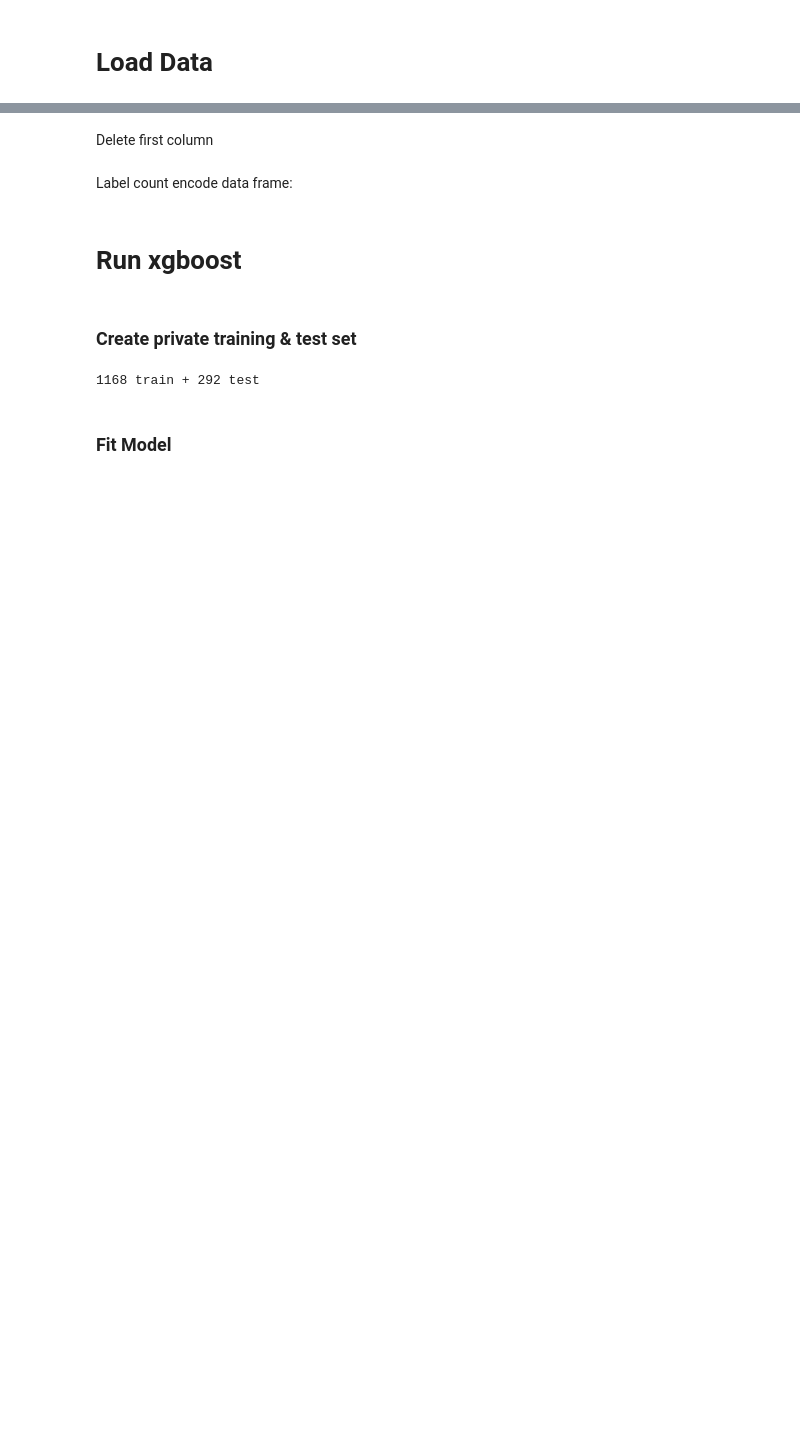
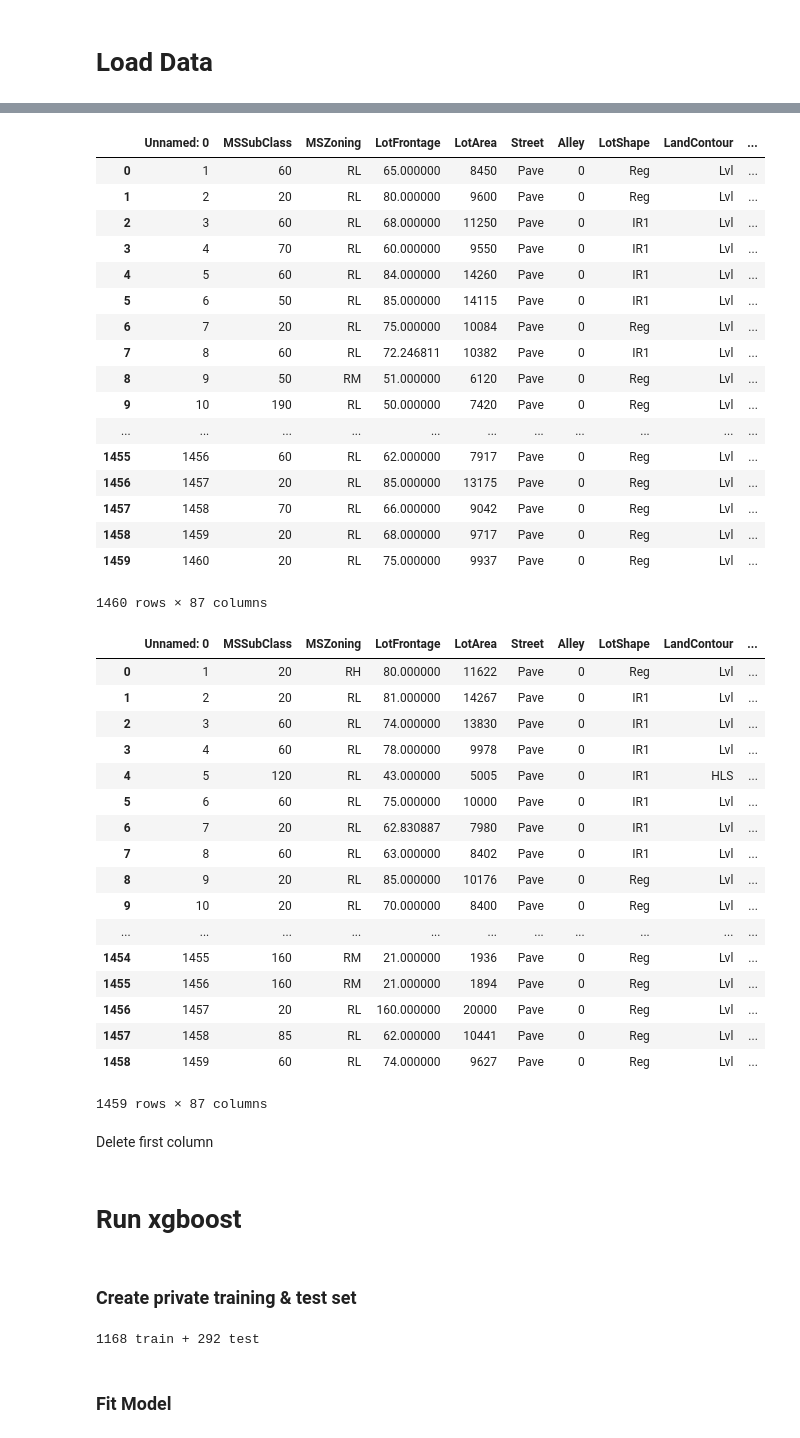
Before and after one commit to StudentDSnyc/blackFlamingo, a Jupyter notebook: Python/xgboost.ipynb, the cells around one changed output, grey strips where cells are left out. Cells and saved outputs as stored; diff of their text form; code cells hidden in the pictures; blank space fills up the shorter version.

```diff
--- a/Python/xgboost.ipynb
+++ b/Python/xgboost.ipynb
@@ -76,3 +82,40 @@ houses_train.head(3)
 # %%
-houses_train.fillna(0, inplace = True)
-houses_test.fillna(0, inplace = True)
+houses_train.fillna(0)
+houses_test.fillna(0)
+# %% [output]
+|  | Unnamed: 0 | MSSubClass | MSZoning | LotFrontage | LotArea | Street | Alley | LotShape | LandContour | ... |
+| 0 | 1 | 60 | RL | 65.000000 | 8450 | Pave | 0 | Reg | Lvl | ... |
+| 1 | 2 | 20 | RL | 80.000000 | 9600 | Pave | 0 | Reg | Lvl | ... |
+| 2 | 3 | 60 | RL | 68.000000 | 11250 | Pave | 0 | IR1 | Lvl | ... |
+| 3 | 4 | 70 | RL | 60.000000 | 9550 | Pave | 0 | IR1 | Lvl | ... |
+| 4 | 5 | 60 | RL | 84.000000 | 14260 | Pave | 0 | IR1 | Lvl | ... |
+| 5 | 6 | 50 | RL | 85.000000 | 14115 | Pave | 0 | IR1 | Lvl | ... |
+| 6 | 7 | 20 | RL | 75.000000 | 10084 | Pave | 0 | Reg | Lvl | ... |
+| 7 | 8 | 60 | RL | 72.246811 | 10382 | Pave | 0 | IR1 | Lvl | ... |
+| 8 | 9 | 50 | RM | 51.000000 | 6120 | Pave | 0 | Reg | Lvl | ... |
+| 9 | 10 | 190 | RL | 50.000000 | 7420 | Pave | 0 | Reg | Lvl | ... |
+| ... | ... | ... | ... | ... | ... | ... | ... | ... | ... | ... |
+| 1455 | 1456 | 60 | RL | 62.000000 | 7917 | Pave | 0 | Reg | Lvl | ... |
+| 1456 | 1457 | 20 | RL | 85.000000 | 13175 | Pave | 0 | Reg | Lvl | ... |
+| 1457 | 1458 | 70 | RL | 66.000000 | 9042 | Pave | 0 | Reg | Lvl | ... |
+| 1458 | 1459 | 20 | RL | 68.000000 | 9717 | Pave | 0 | Reg | Lvl | ... |
+| 1459 | 1460 | 20 | RL | 75.000000 | 9937 | Pave | 0 | Reg | Lvl | ... |
+1460 rows × 87 columns
+|  | Unnamed: 0 | MSSubClass | MSZoning | LotFrontage | LotArea | Street | Alley | LotShape | LandContour | ... |
+| 0 | 1 | 20 | RH | 80.000000 | 11622 | Pave | 0 | Reg | Lvl | ... |
+| 1 | 2 | 20 | RL | 81.000000 | 14267 | Pave | 0 | IR1 | Lvl | ... |
+| 2 | 3 | 60 | RL | 74.000000 | 13830 | Pave | 0 | IR1 | Lvl | ... |
+| 3 | 4 | 60 | RL | 78.000000 | 9978 | Pave | 0 | IR1 | Lvl | ... |
+| 4 | 5 | 120 | RL | 43.000000 | 5005 | Pave | 0 | IR1 | HLS | ... |
+| 5 | 6 | 60 | RL | 75.000000 | 10000 | Pave | 0 | IR1 | Lvl | ... |
+| 6 | 7 | 20 | RL | 62.830887 | 7980 | Pave | 0 | IR1 | Lvl | ... |
+| 7 | 8 | 60 | RL | 63.000000 | 8402 | Pave | 0 | IR1 | Lvl | ... |
+| 8 | 9 | 20 | RL | 85.000000 | 10176 | Pave | 0 | Reg | Lvl | ... |
+| 9 | 10 | 20 | RL | 70.000000 | 8400 | Pave | 0 | Reg | Lvl | ... |
+| ... | ... | ... | ... | ... | ... | ... | ... | ... | ... | ... |
+| 1454 | 1455 | 160 | RM | 21.000000 | 1936 | Pave | 0 | Reg | Lvl | ... |
+| 1455 | 1456 | 160 | RM | 21.000000 | 1894 | Pave | 0 | Reg | Lvl | ... |
+| 1456 | 1457 | 20 | RL | 160.000000 | 20000 | Pave | 0 | Reg | Lvl | ... |
+| 1457 | 1458 | 85 | RL | 62.000000 | 10441 | Pave | 0 | Reg | Lvl | ... |
+| 1458 | 1459 | 60 | RL | 74.000000 | 9627 | Pave | 0 | Reg | Lvl | ... |
+1459 rows × 87 columns
@@ -86,8 +127,6 @@ Delete first column
 # %%
 houses_train.drop('Unnamed: 0', axis=1, inplace=True, errors='raise')
 houses_test.drop('Unnamed: 0', axis=1, inplace=True, errors='raise')
-# %% [markdown]
-Label count encode data frame:
 # %%
 for c in houses_train.columns:
     if houses_train[c].dtype == 'object':
```
Also changed, not shown: parts of 18 cells of this notebook, 7 other files.
